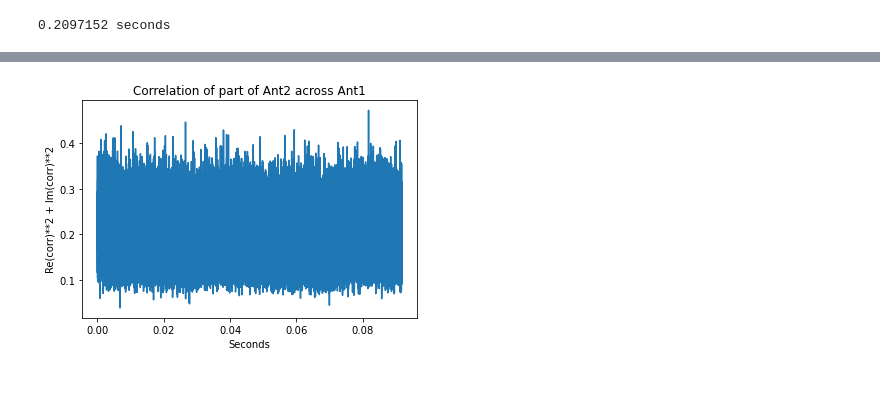
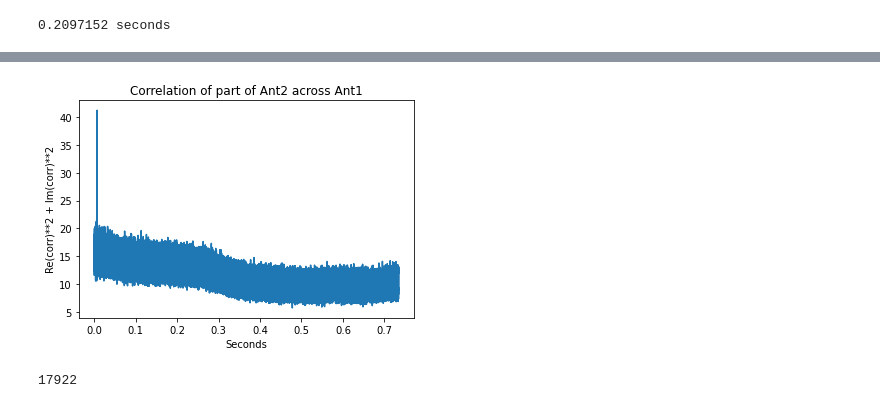
Before and after one commit to woutervantol/RadioAstronomyInterferometerAnalysis, a Jupyter notebook: test.ipynb, the cells around one changed output, grey strips where cells are left out. Cells and saved outputs as stored; diff of their text form; code cells hidden in the pictures.

```diff
--- a/test.ipynb
+++ b/test.ipynb
@@ -201,6 +293,10 @@ filename6 = "/disks/strw2/RadioAstronomy2023/ant6_1420.0mhz__27.10.202315.13.24.
 filename7 = "/disks/strw2/RadioAstronomy2023/dataant7_1420.0mhz__27.10.202315.13.25.grc"
 filename8 = "/disks/strw2/RadioAstronomy2023/dataant8_1420.0mhz__27.10.202315.13.25.grc"
 
+start_offsets = [3, 3, 0, 0, 1, 1, 2, 2]
+start_offsets = [0, 0, 3, 3, 2, 2, 1, 1]
 names = [filename1, filename2, filename3, filename4, filename5, filename6, filename7, filename8]
+
+base_offset = 2**15 #in nr samples
 # %% [output]
 0.2097152 seconds
@@ -264,14 +417,18 @@ plt.show()
 # %%
-data1 = np.fromfile(names[0], dtype=np.complex64, count=int(2**16)*8, offset=2**18*8)
-data2 = np.fromfile(names[1], dtype=np.complex64, count=int(2**16), offset=2**18*8)
+data1 = np.fromfile(names[0], dtype=np.complex64, count=int(2**18)*8, offset=base_offset*8)
+data2 = np.fromfile(names[1], dtype=np.complex64, count=int(2**18), offset=base_offset*8)
 corr = signal.correlate(data1, data2, mode="valid")
 x = signal.correlation_lags(len(data1), len(data2), mode="valid") / (2.5*1e6)
 plt.plot(x, np.real(corr)**2 + np.imag(corr)**2)
 plt.xlabel("Seconds")
 plt.ylabel("Re(corr)**2 + Im(corr)**2")
 plt.title("Correlation of part of Ant2 across Ant1")
 # plt.savefig("delay_correlation", dpi=500)
 plt.show()
+
+delay_sample = np.argmax(np.real(corr)**2 + np.imag(corr)**2)
+print(delay_sample)
 # %% [output]
-[figure, old version]
+[figure, new version]
+17922
 # %%
```
Also changed, not shown: parts of 16 cells of this notebook.
